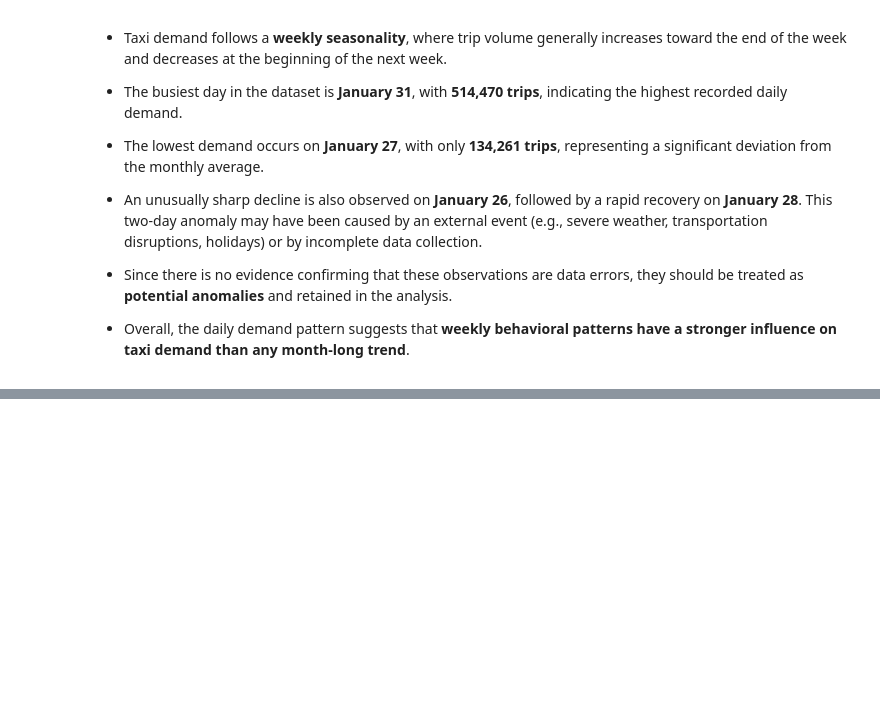
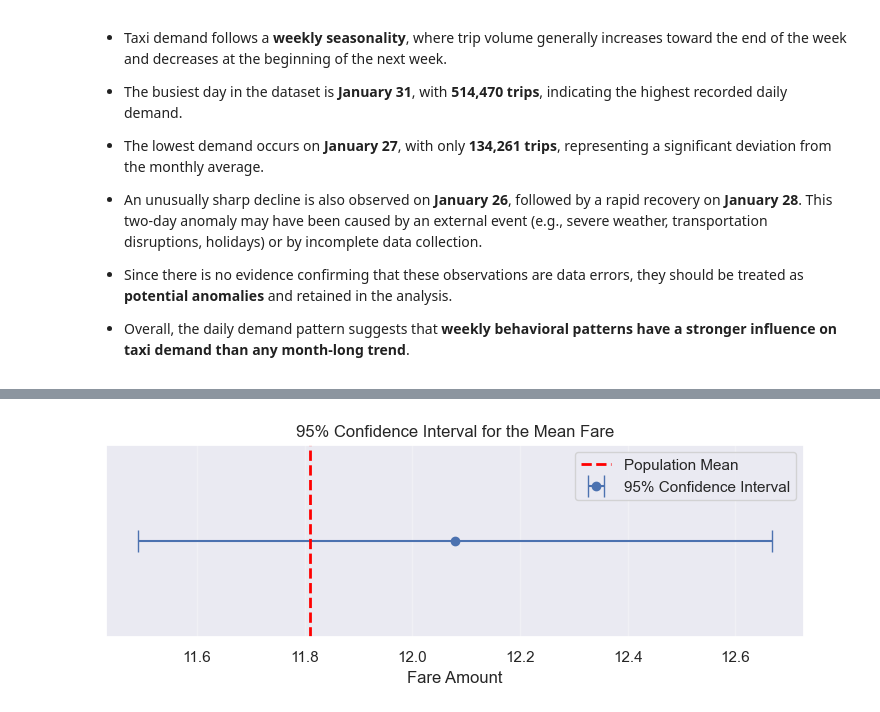
Before and after one commit to morsycoo/NYC-Yellow-Taxi-Trip-Duration-Prediction, a Jupyter notebook: notebook/NYC_Taxi_Statistical_Analysis.ipynb, the cells around one changed output, grey strips where cells are left out. Saved outputs shown, nothing was run; the diff lists cells and outputs as text; code cells hidden in the pictures; blank space fills up the shorter version.

```diff
--- a/notebook/NYC_Taxi_Statistical_Analysis.ipynb
+++ b/notebook/NYC_Taxi_Statistical_Analysis.ipynb
@@ -4930,0 +6689,44 @@ Based on the descriptive statistical analysis, the following recommendations are
+# %%
+# ============================================================
+# Visualization: Confidence Interval
+# ============================================================
+
+sample_mean = sample["fare_amount"].mean()
+
+lower = confidence_interval[0]
+upper = confidence_interval[1]
+
+population_mean = df_clean["fare_amount"].mean()
+
+plt.figure(figsize=(9,2.5))
+
+plt.errorbar(
+    sample_mean,
+    0,
+    xerr=[[sample_mean-lower],[upper-sample_mean]],
+    fmt="o",
+    capsize=8,
+    label="95% Confidence Interval"
+)
+
+plt.axvline(
+    population_mean,
+    color="red",
+    linestyle="--",
+    linewidth=2,
+    label="Population Mean"
+)
+
+plt.yticks([])
+
+plt.xlabel("Fare Amount")
+
+plt.title("95% Confidence Interval for the Mean Fare")
+
+plt.legend()
+
+plt.grid(alpha=0.3)
+
+plt.show()
+# %% [output]
+[figure, added]
```
Also changed, not shown: parts of 192 cells of this notebook.
